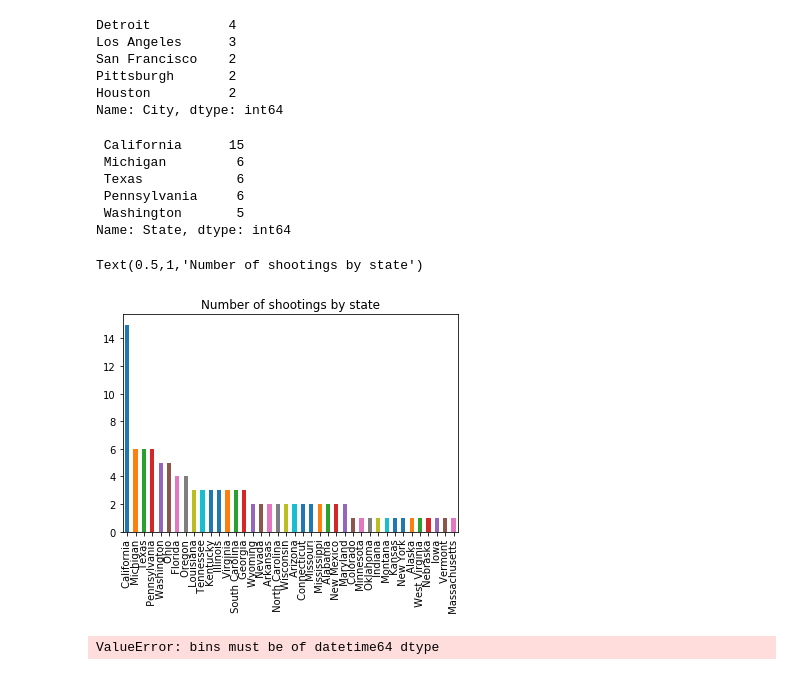
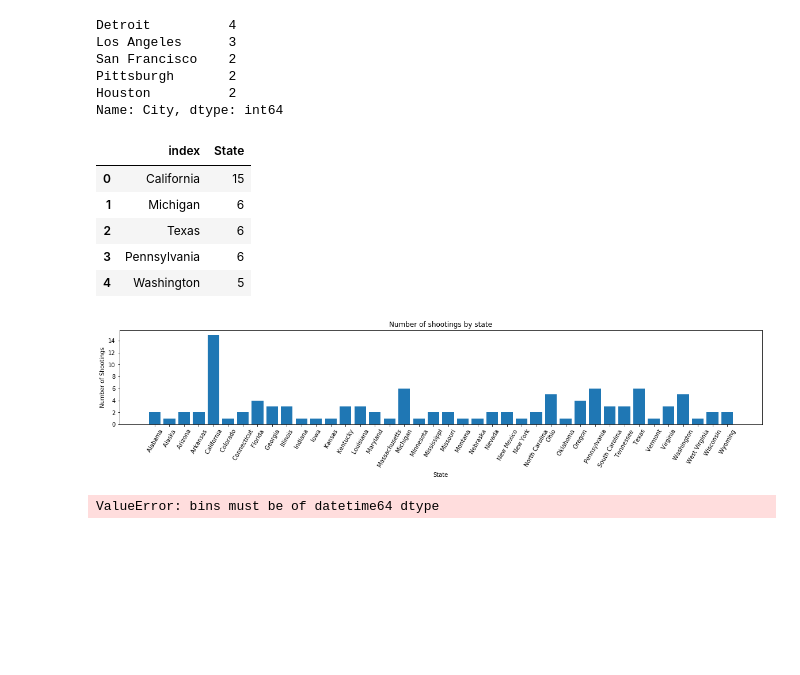
Before and after one commit to avangemert/TuThu-project-one, a Jupyter notebook: shootings_viz.ipynb, the cells around one changed output. Cells and saved outputs as stored; diff of their text form; code cells hidden in the pictures; blank space fills up the shorter version.

Commit message:
updated visuals and census data

```diff
--- a/shootings_viz.ipynb
+++ b/shootings_viz.ipynb
@@ -14,3 +14,6 @@ school_shootings_df.head()
 | 2 | 1/17/1989 | Stockton, California | 6 | 32 | 38 | E | 1.0 | M | ... |
 | 3 | 4/20/1999 | Littleton, Colorado | 15 | 21 | 36 | H | 2.0 | M | ... |
 | 4 | 2/14/2018 | Parkland, Florida | 17 | 17 | 34 | H | 1.0 | M | ... |
+# %%
+school_shootings_df["Date"] = pd.to_datetime(school_shootings_df["Date"])
+school_shootings_df
@@ -146,23 +185,27 @@ Pittsburgh       2
 Houston          2
 Name: City, dtype: int64
 # %%
-state_stats = city_state["State"].value_counts()
+state_stats = pd.DataFrame(city_state["State"].value_counts())
+state_stats = state_stats.reset_index()
 state_stats.head()
 # %% [output]
- California      15
- Michigan         6
- Texas            6
- Pennsylvania     6
- Washington       5
-Name: State, dtype: int64
+|  | index | State |
+| 0 | California | 15 |
+| 1 | Michigan | 6 |
+| 2 | Texas | 6 |
+| 3 | Pennsylvania | 6 |
+| 4 | Washington | 5 |
 # %%
 # Creates bar graph
-
-state_stats.plot(kind="bar")
+plt.figure(figsize = (20,3))
+plt.bar(state_stats["index"],state_stats["State"])
 plt.title("Number of shootings by state")
+plt.xlabel("State")
+plt.ylabel("Number of Shootings")
+plt.xticks(rotation=60)
+plt.show()
 # %% [output]
-Text(0.5,1,'Number of shootings by state')
-[figure, old version]
+[figure, new version]
 # %%
 bins = [1980-1-1,1990-1-1,2000-1-1,2010-1-1,2018-1-1]
 bin_names = ["80s","90s","2000s","2010s"]
```
Also changed, not shown: parts of 18 cells of this notebook.
